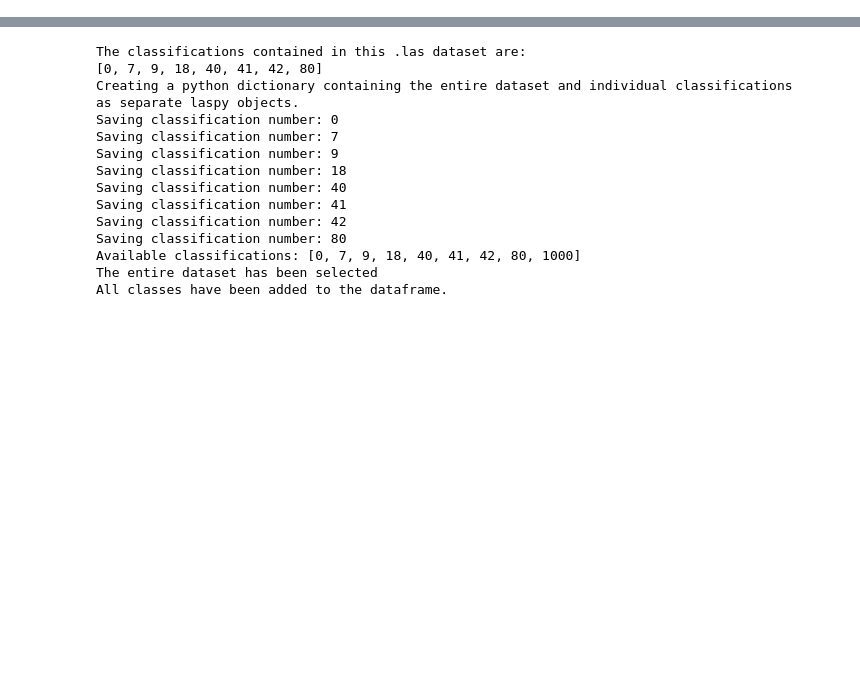
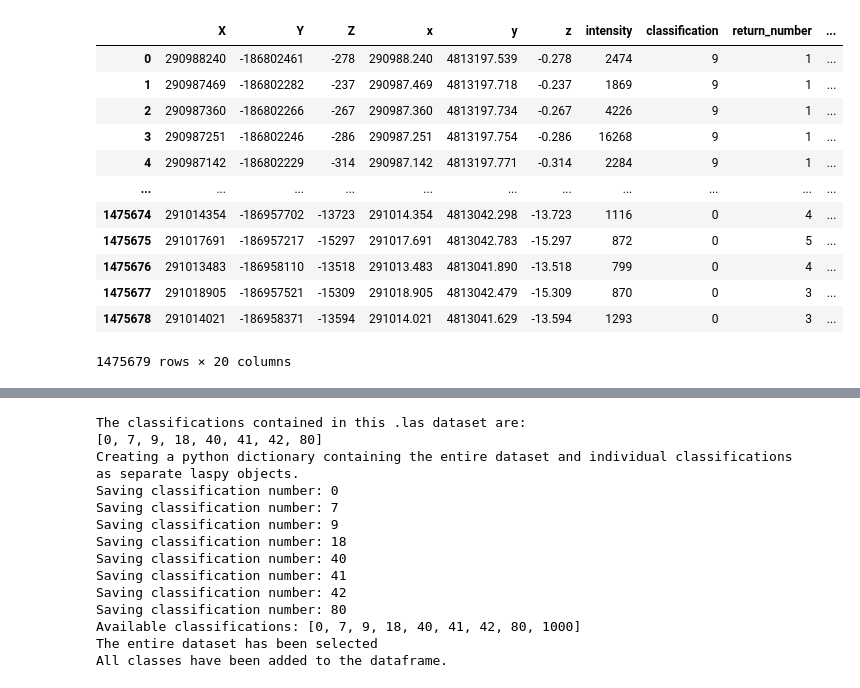
Before and after one commit to JuanCReyes1/lidar_processing, a Jupyter notebook: python38/laspy_arcpro.ipynb, the cells around one changed output, grey strips where cells are left out. Cells and saved outputs as stored; diff of their text form; code cells hidden in the pictures; blank space fills up the shorter version.

```diff
--- a/python38/laspy_arcpro.ipynb
+++ b/python38/laspy_arcpro.ipynb
@@ -335 +333,17 @@ cell_size = 10  # Specify the cell size
 xx, yy = np.meshgrid(np.arange(xmin, xmax, cell_size), np.arange(ymin, ymax, cell_size))
+# %%
+df
+# %% [output]
+|  | X | Y | Z | x | y | z | intensity | classification | return_number | ... |
+| 0 | 290988240 | -186802461 | -278 | 290988.240 | 4813197.539 | -0.278 | 2474 | 9 | 1 | ... |
+| 1 | 290987469 | -186802282 | -237 | 290987.469 | 4813197.718 | -0.237 | 1869 | 9 | 1 | ... |
+| 2 | 290987360 | -186802266 | -267 | 290987.360 | 4813197.734 | -0.267 | 4226 | 9 | 1 | ... |
+| 3 | 290987251 | -186802246 | -286 | 290987.251 | 4813197.754 | -0.286 | 16268 | 9 | 1 | ... |
+| 4 | 290987142 | -186802229 | -314 | 290987.142 | 4813197.771 | -0.314 | 2284 | 9 | 1 | ... |
+| ... | ... | ... | ... | ... | ... | ... | ... | ... | ... | ... |
+| 1475674 | 291014354 | -186957702 | -13723 | 291014.354 | 4813042.298 | -13.723 | 1116 | 0 | 4 | ... |
+| 1475675 | 291017691 | -186957217 | -15297 | 291017.691 | 4813042.783 | -15.297 | 872 | 0 | 5 | ... |
+| 1475676 | 291013483 | -186958110 | -13518 | 291013.483 | 4813041.890 | -13.518 | 799 | 0 | 4 | ... |
+| 1475677 | 291018905 | -186957521 | -15309 | 291018.905 | 4813042.479 | -15.309 | 870 | 0 | 3 | ... |
+| 1475678 | 291014021 | -186958371 | -13594 | 291014.021 | 4813041.629 | -13.594 | 1293 | 0 | 3 | ... |
+1475679 rows × 20 columns
```
Also changed, not shown: parts of 13 cells of this notebook, 13 other files.
